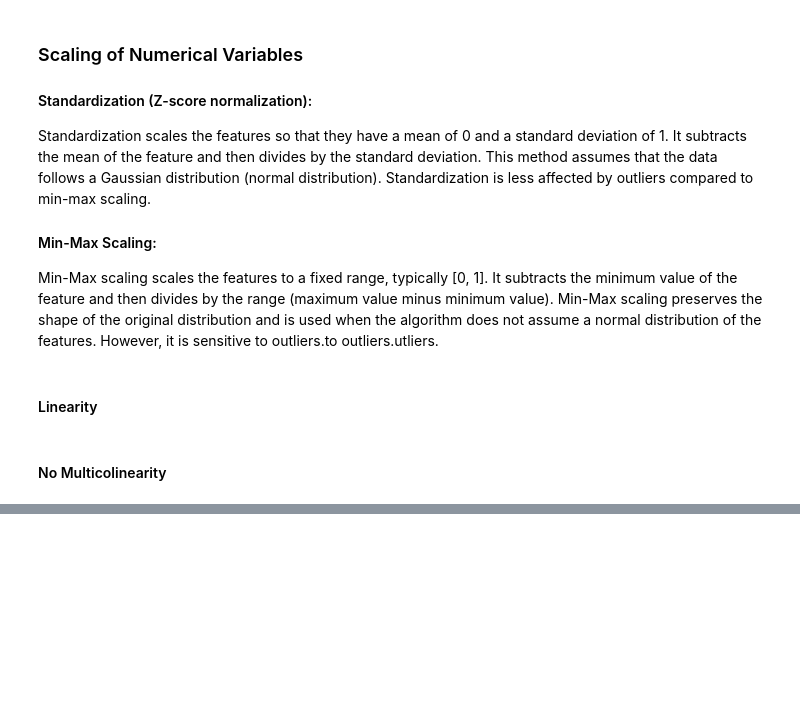
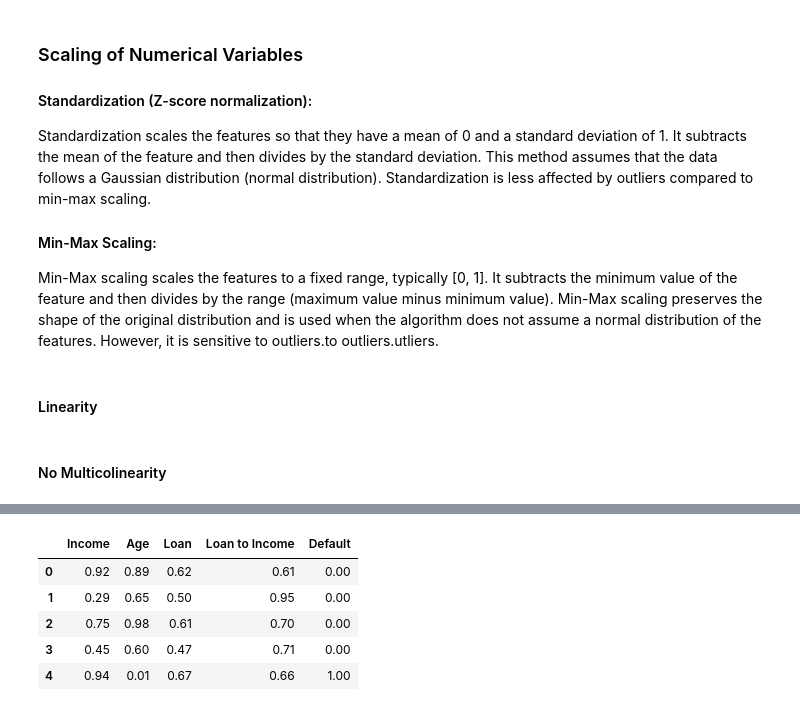
Before and after one commit to knowledge-corner/Optum-Global_Sept_24, a Jupyter notebook: Classwork_Vaidehi.ipynb, the cells around one changed output, grey strips where cells are left out. Drawn from its saved outputs; the diff is of its cells as text; code cells hidden in the pictures; blank space fills up the shorter version.

```diff
--- a/Classwork_Vaidehi.ipynb
+++ b/Classwork_Vaidehi.ipynb
@@ -1088,0 +1218,14 @@ sns.heatmap(df.corr(), annot=True, cmap="RdYlGn")
+# %%
+from sklearn.preprocessing import MinMaxScaler
+
+scaler = MinMaxScaler()
+df = pd.DataFrame(scaler.fit_transform(df), columns=df.columns)
+# %%
+df.head()
+# %% [output]
+|  | Income | Age | Loan | Loan to Income | Default |
+| 0 | 0.92 | 0.89 | 0.62 | 0.61 | 0.00 |
+| 1 | 0.29 | 0.65 | 0.50 | 0.95 | 0.00 |
+| 2 | 0.75 | 0.98 | 0.61 | 0.70 | 0.00 |
+| 3 | 0.45 | 0.60 | 0.47 | 0.71 | 0.00 |
+| 4 | 0.94 | 0.01 | 0.67 | 0.66 | 1.00 |
```
Also changed, not shown: parts of 55 cells of this notebook.
